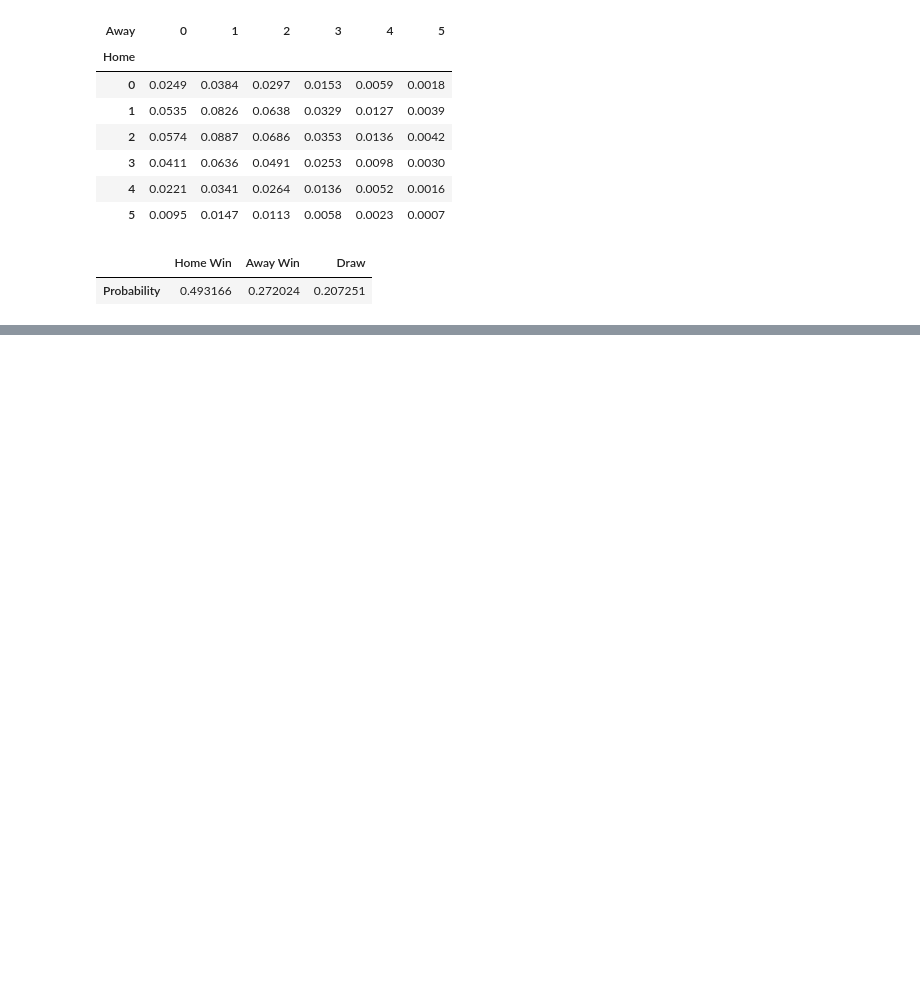
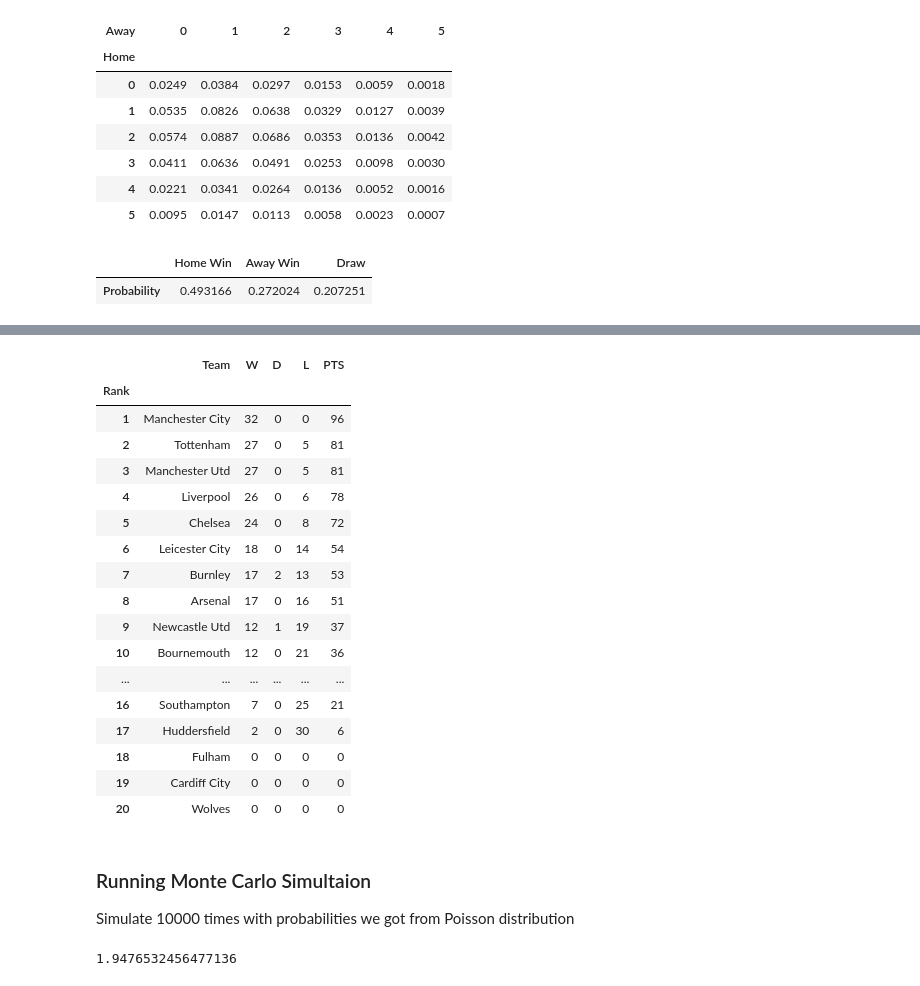
Before and after one commit to slee279/EPL, a Jupyter notebook: Poisson.ipynb, the cells around one changed output, grey strips where cells are left out. Saved outputs shown, nothing was run; the diff lists cells and outputs as text; code cells hidden in the pictures; blank space fills up the shorter version.

```diff
--- a/Poisson.ipynb
+++ b/Poisson.ipynb
@@ -256,0 +263,55 @@ epl_detail_1819.dropna().reset_index()[['HomeTeam', 'AwayTeam', 'W', 'D', 'L', '
+# %%
+standing2 = pd.DataFrame(columns=(['Team', 'W', 'D', 'L', 'PTS', 'Rank']))
+standing2['Team'] = teams
+standing2[['PTS', 'W', 'L', 'D', 'Rank']]= 0
+# %%
+for i in range(len(final2)):
+    if final2.loc[i, 'Predict'] == 'H':
+        standing2.loc[standing2['Team'] == final2.loc[i, 'HomeTeam'], 'PTS'] += 3
+        standing2.loc[standing2['Team'] == final2.loc[i, 'HomeTeam'], 'W'] += 1
+        standing2.loc[standing2['Team'] == final2.loc[i, 'AwayTeam'], 'L'] += 1
+
+    if final2.loc[i, 'Predict'] == 'A':
+        standing2.loc[standing2['Team'] == final2.loc[i, 'AwayTeam'], 'PTS'] += 3
+        standing2.loc[standing2['Team'] == final2.loc[i, 'AwayTeam'], 'W'] += 1
+        standing2.loc[standing2['Team'] == final2.loc[i, 'HomeTeam'], 'L'] += 1
+
+    if final2.loc[i, 'Predict'] == 'D':
+        standing2.loc[standing2['Team'] == final2.loc[i, 'HomeTeam'], 'PTS'] += 1
+        standing2.loc[standing2['Team'] == final2.loc[i, 'AwayTeam'], 'PTS'] += 1
+        standing2.loc[standing2['Team'] == final2.loc[i, 'AwayTeam'], 'D'] += 1
+        standing2.loc[standing2['Team'] == final2.loc[i, 'HomeTeam'], 'D'] += 1
+# %%
+standing2 = standing2.sort_values('PTS', ascending=False)
+standing2 = standing2.reset_index(drop=True)
+for i in range(len(standing2)):
+    standing2.loc[i, 'Rank'] = i + 1
+standing2 = standing2.set_index('Rank')
+# %%
+standing2
+# %% [output]
+|  | Team | W | D | L | PTS |
+| Rank |  |  |  |  |  |
+| 1 | Manchester City | 32 | 0 | 0 | 96 |
+| 2 | Tottenham | 27 | 0 | 5 | 81 |
+| 3 | Manchester Utd | 27 | 0 | 5 | 81 |
+| 4 | Liverpool | 26 | 0 | 6 | 78 |
+| 5 | Chelsea | 24 | 0 | 8 | 72 |
+| 6 | Leicester City | 18 | 0 | 14 | 54 |
+| 7 | Burnley | 17 | 2 | 13 | 53 |
+| 8 | Arsenal | 17 | 0 | 16 | 51 |
+| 9 | Newcastle Utd | 12 | 1 | 19 | 37 |
+| 10 | Bournemouth | 12 | 0 | 21 | 36 |
+| ... | ... | ... | ... | ... | ... |
+| 16 | Southampton | 7 | 0 | 25 | 21 |
+| 17 | Huddersfield | 2 | 0 | 30 | 6 |
+| 18 | Fulham | 0 | 0 | 0 | 0 |
+| 19 | Cardiff City | 0 | 0 | 0 | 0 |
+| 20 | Wolves | 0 | 0 | 0 | 0 |
+# %% [markdown]
+### Running Monte Carlo Simultaion
+Simulate 10000 times with probabilities we got from Poisson distribution
+# %%
+print(np.random.uniform(1.9, 2.0))
+# %% [output]
+1.9476532456477136
```
Also changed, not shown: parts of 31 cells of this notebook, 33 other files.
